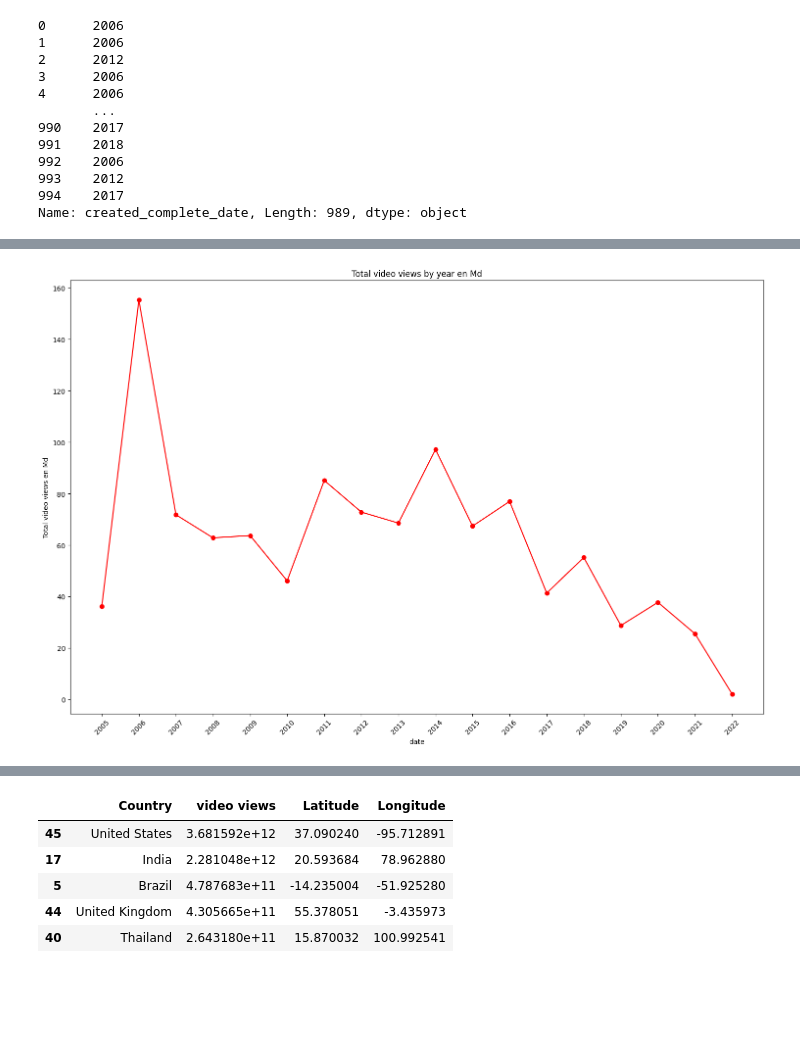
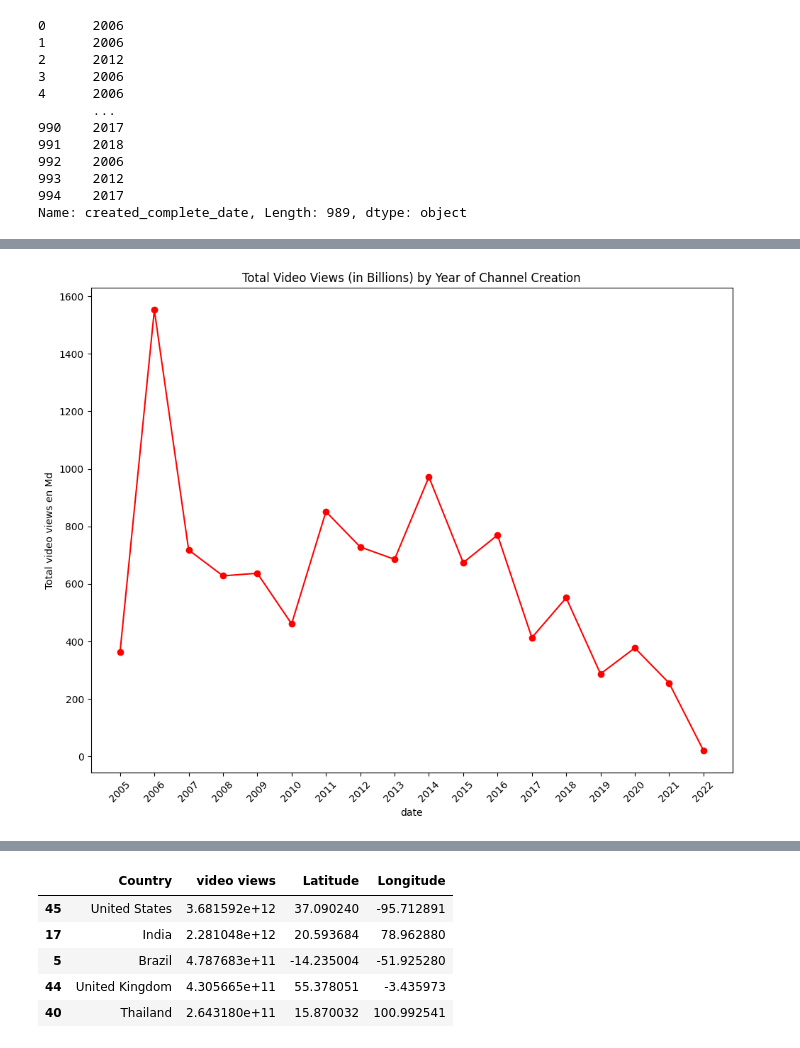
Before and after one commit to elmoujahidayoub171/Youtube-analysis-project, a Jupyter notebook: notebooks/time_series_vis.ipynb, the cells around one changed output, grey strips where cells are left out. Saved outputs shown, nothing was run; the diff lists cells and outputs as text; code cells hidden in the pictures; blank space fills up the shorter version.

```diff
--- a/notebooks/time_series_vis.ipynb
+++ b/notebooks/time_series_vis.ipynb
@@ -48,11 +52,15 @@ df["created_year"].unique()
 # %% [output]
 array([2006., 2012., 2013., 2015., 2010., 2016., 2018., 2014., 2007.,
        2020., 2008., 2005., 2011., 2009., 2017., 2021., 2019., 2022.])
+# %%
+## transform the columns created_year & created_date to integers inplace of object
+df["created_year"] = df["created_year"].astype(int)
+df["created_date"] = df["created_date"].astype(int)
 # %%
 # create the column complete_date by combinng the columns created date , month and year , using time series method in pandas
-df["created_complete_date"] = pd.to_datetime(df["created_year"].astype(int).astype(str)
+df["created_complete_date"] = pd.to_datetime(df["created_year"].astype(str)
                                              + "-" + df["created_month"].astype(str)
-                                             + "-" + df["created_date"].astype(int).astype(str) ,
+                                             + "-" + df["created_date"].astype(str) ,
                                              format="%Y-%b-%d" ,dayfirst=False).apply(lambda x: x.strftime("%Y"))
 # %%
 df["created_complete_date"]
@@ -74,0 +80,3 @@ import seaborn as sns
+# %%
+# transform the month column to the correct format
+df["created_month"] = pd.to_datetime(df["created_month"].astype(str) , format="%b" , dayfirst=False).apply(lambda x : x.strftime("%m"))
@@ -92,16 +130,16 @@ plt.show()
 # %%
-grouped = df.groupby("created_complete_date")["video views"].sum().apply(lambda x : x /1e10)
+grouped = df.groupby("created_complete_date")["video views"].sum().apply(lambda x : x /1e9)
 
 x = list(grouped.index)
 y = list(grouped.values)
 
-plt.figure(figsize=(15, 10))
+plt.figure(figsize=(10, 8))
 plt.plot(x, y , marker='o', linestyle='-', color='r')
-plt.title("Total video views by year en Md")
+plt.title("Total Video Views (in Billions) by Year of Channel Creation")
 plt.xlabel("date")
 plt.ylabel("Total video views en Md")
 plt.xticks(rotation=45)
 plt.tight_layout()
 plt.show()
 # %% [output]
-[figure, old version]
+[figure, new version]
```
Also changed, not shown: parts of 23 cells of this notebook.
